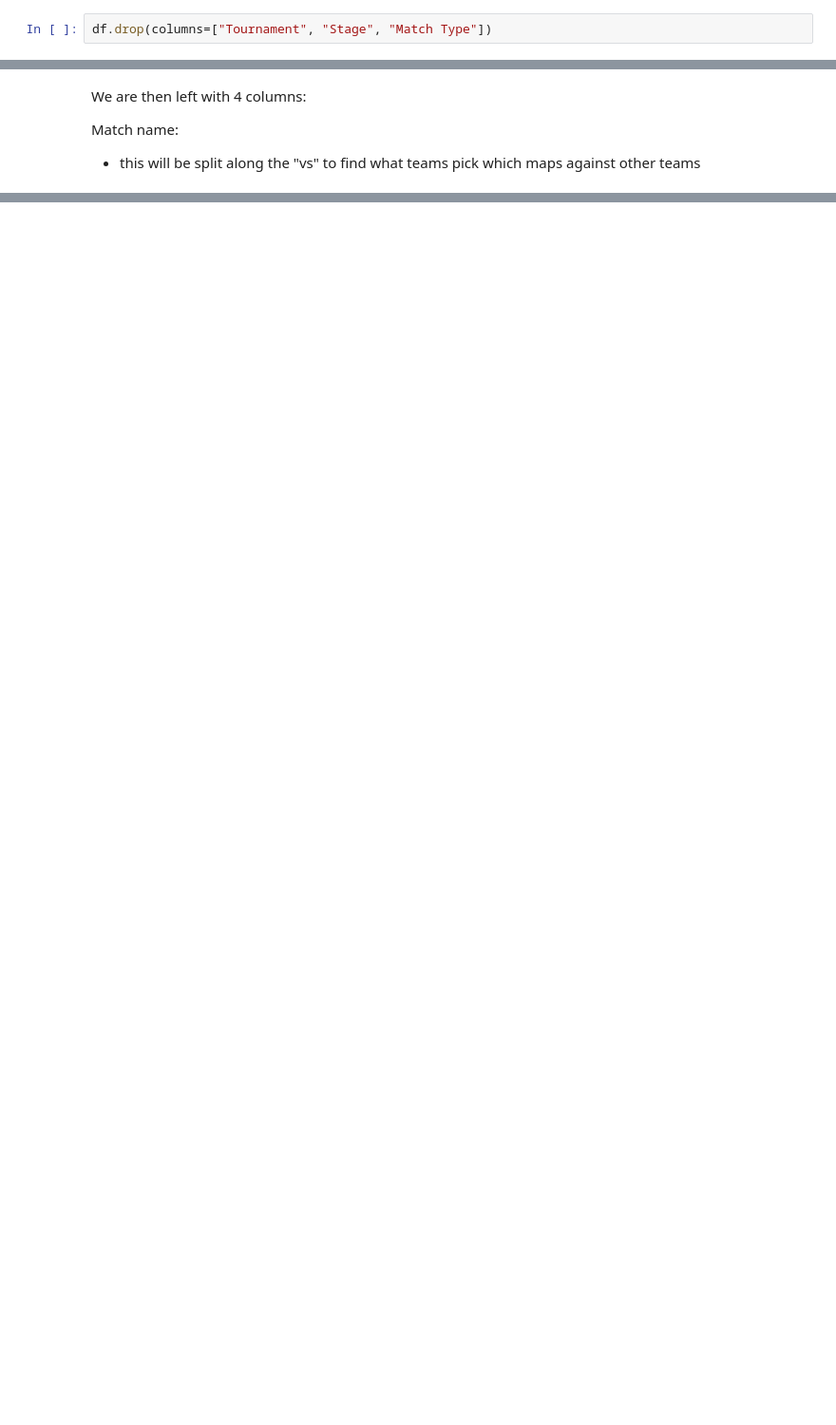
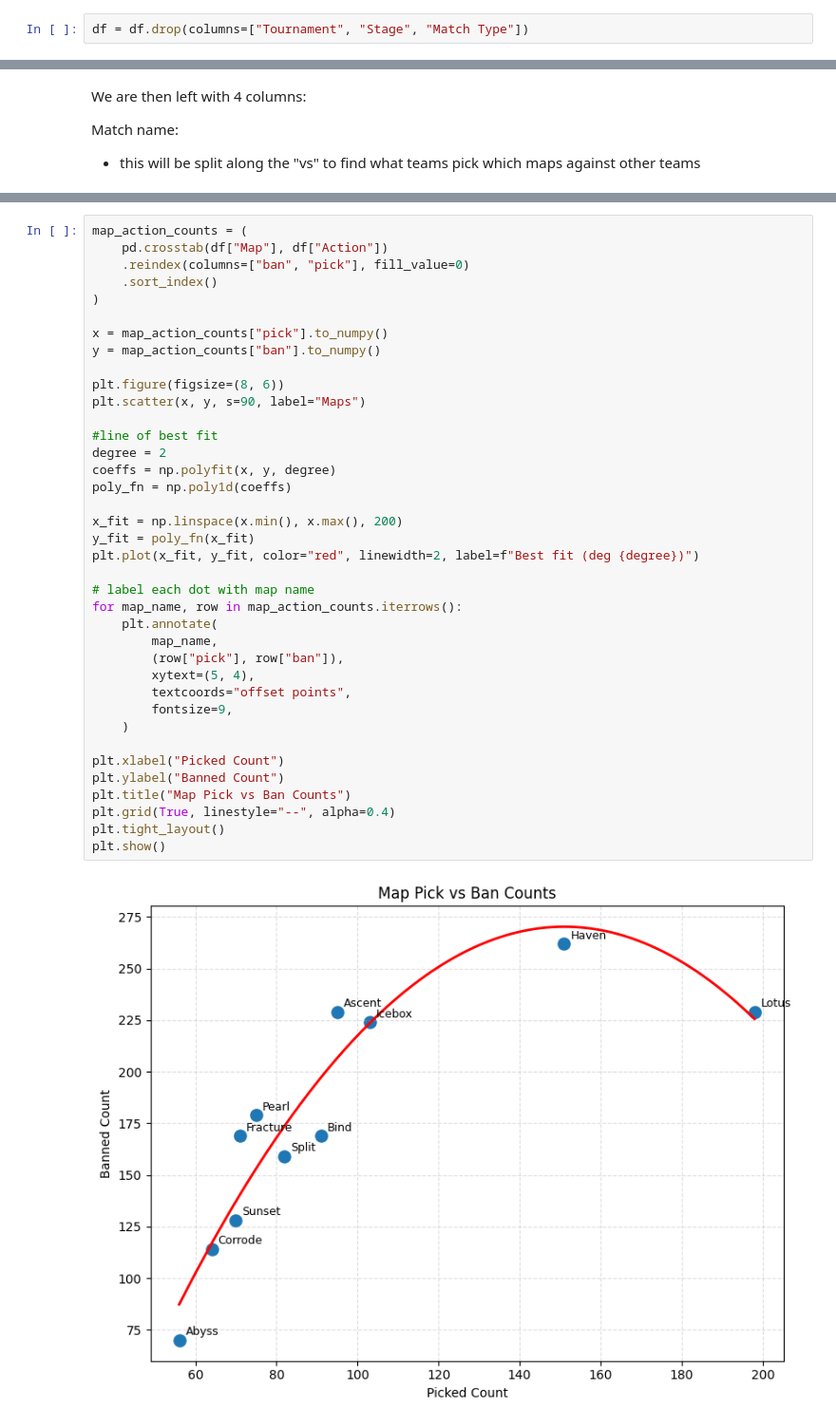
Before and after one commit to TempeHS/2026SE_MLOPSTask_Max.H, a Jupyter notebook: 1.Design/development.ipynb, the cells around one changed output, grey strips where cells are left out. Shown at 95% size. Drawn from its saved outputs; the diff is of its cells as text; blank space fills up the shorter version.

```diff
--- a/1.Design/development.ipynb
+++ b/1.Design/development.ipynb
@@ -49,4 +49,4 @@ stage:
 match type:
 - only usefull to know what brackets the teams are in, and only impacts who vs's who
 # %%
-df.drop(columns=["Tournament", "Stage", "Match Type"])
+df = df.drop(columns=["Tournament", "Stage", "Match Type"])
@@ -71,0 +133,40 @@ Match name:
+# %%
+map_action_counts = (
+    pd.crosstab(df["Map"], df["Action"])
+    .reindex(columns=["ban", "pick"], fill_value=0)
+    .sort_index()
+)
+
+x = map_action_counts["pick"].to_numpy()
+y = map_action_counts["ban"].to_numpy()
+
+plt.figure(figsize=(8, 6))
+plt.scatter(x, y, s=90, label="Maps")
+
+#line of best fit
+degree = 2
+coeffs = np.polyfit(x, y, degree)
+poly_fn = np.poly1d(coeffs)
+
+x_fit = np.linspace(x.min(), x.max(), 200)
+y_fit = poly_fn(x_fit)
+plt.plot(x_fit, y_fit, color="red", linewidth=2, label=f"Best fit (deg {degree})")
+
+# label each dot with map name
+for map_name, row in map_action_counts.iterrows():
+    plt.annotate(
+        map_name,
+        (row["pick"], row["ban"]),
+        xytext=(5, 4),
+        textcoords="offset points",
+        fontsize=9,
+    )
+
+plt.xlabel("Picked Count")
+plt.ylabel("Banned Count")
+plt.title("Map Pick vs Ban Counts")
+plt.grid(True, linestyle="--", alpha=0.4)
+plt.tight_layout()
+plt.show()
+# %% [output]
+[figure, added]
```
Also changed, not shown: parts of 12 cells of this notebook.
